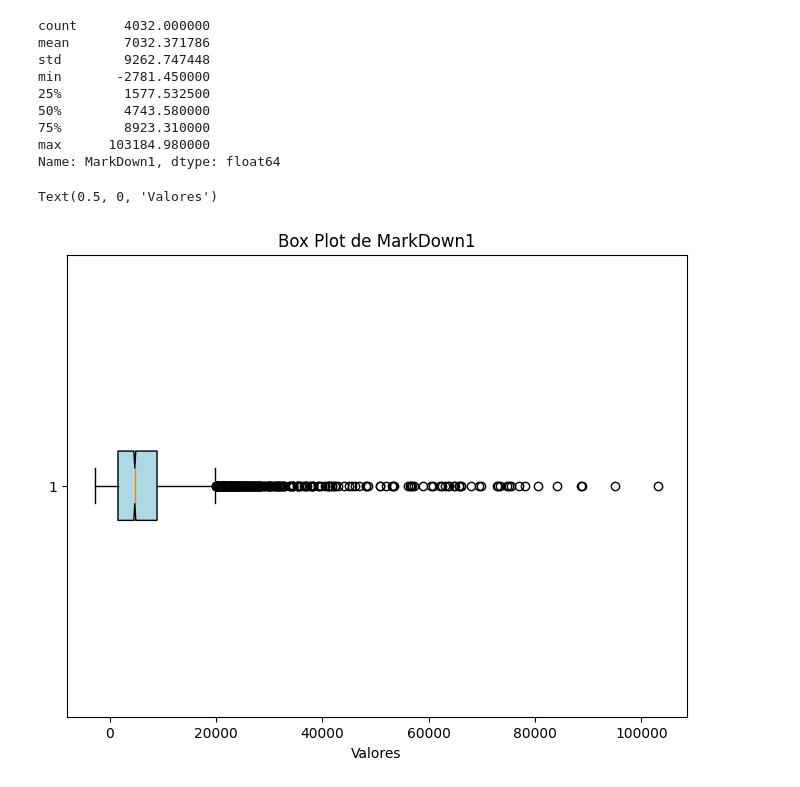
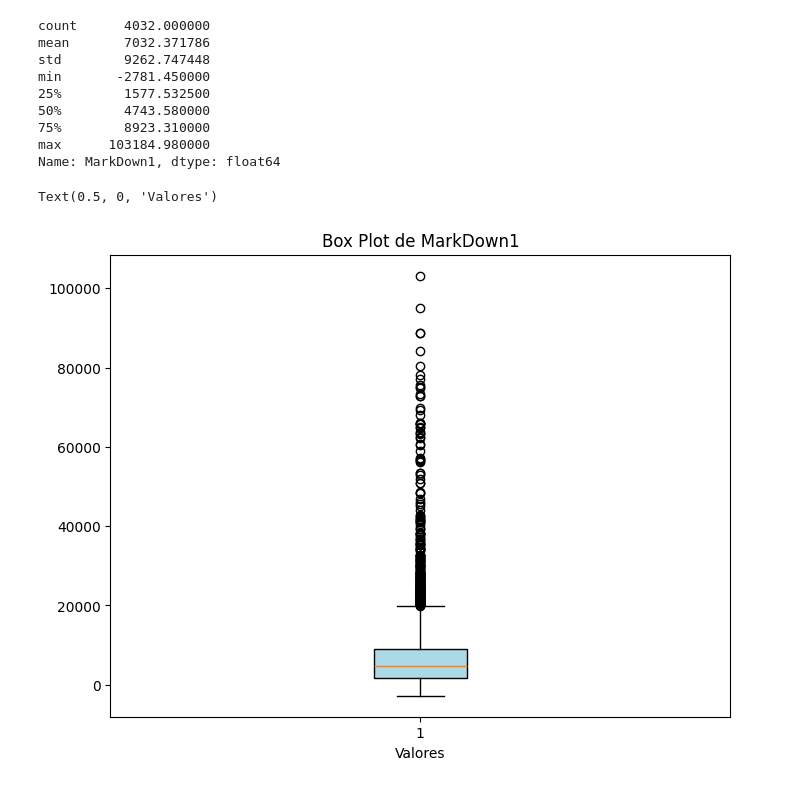
Before and after one commit to gfcampos1/Walmart-Sales-Forecast, a Jupyter notebook: xgboost-training.ipynb, the cells around one changed output. Drawn from its saved outputs; the diff is of its cells as text; code cells hidden in the pictures.

Commit message:
Alteração no box plot

```diff
--- a/xgboost-training.ipynb
+++ b/xgboost-training.ipynb
@@ -154,9 +154,9 @@ max      103184.980000
 Name: MarkDown1, dtype: float64
 # %%
     plt.figure(figsize=(8, 6))
-    plt.boxplot(markdown1_clean, vert=False, patch_artist=True, notch=True, boxprops=dict(facecolor='lightblue'))
+    plt.boxplot(markdown1_clean, vert=True, patch_artist=True, notch=False, boxprops=dict(facecolor='lightblue'))
     plt.title('Box Plot de MarkDown1')
     plt.xlabel('Valores')
 # %% [output]
 Text(0.5, 0, 'Valores')
-[figure, old version]
+[figure, new version]
```
